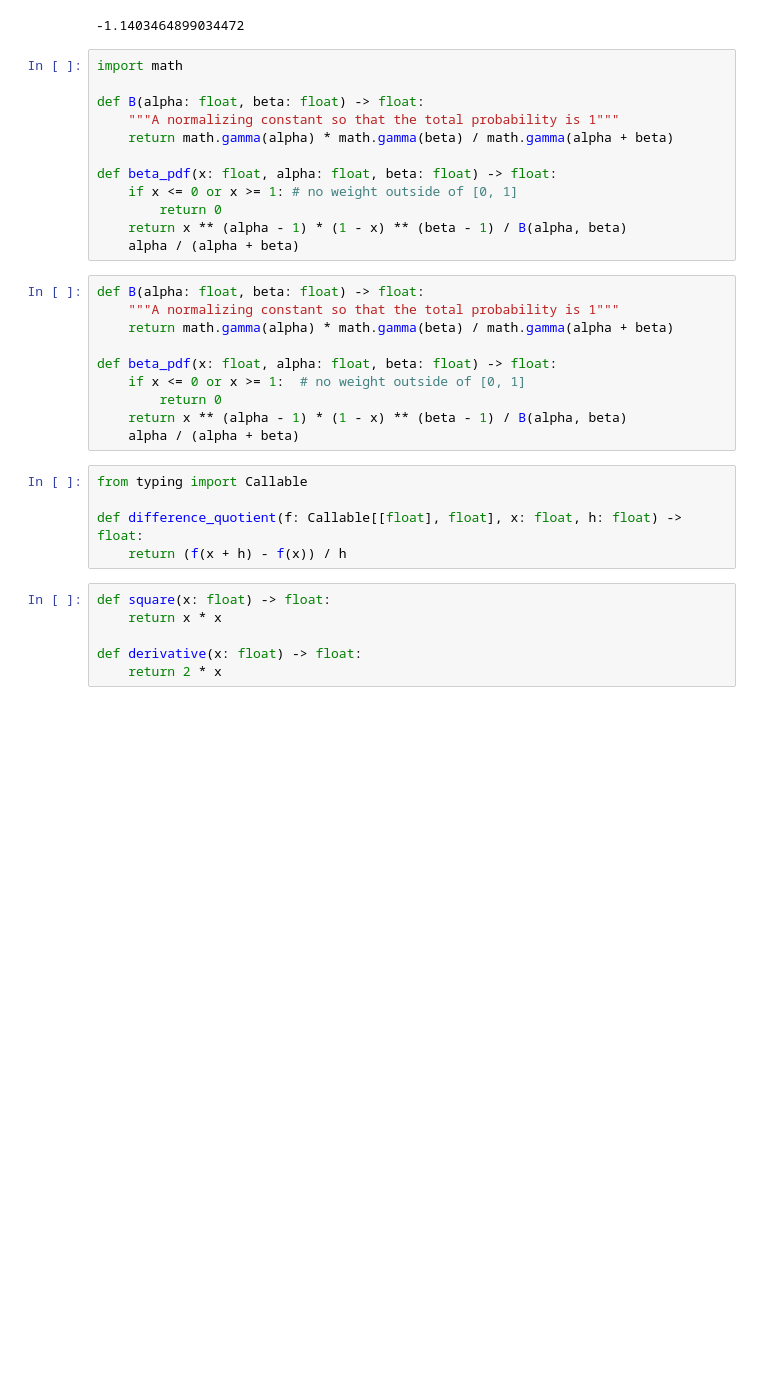
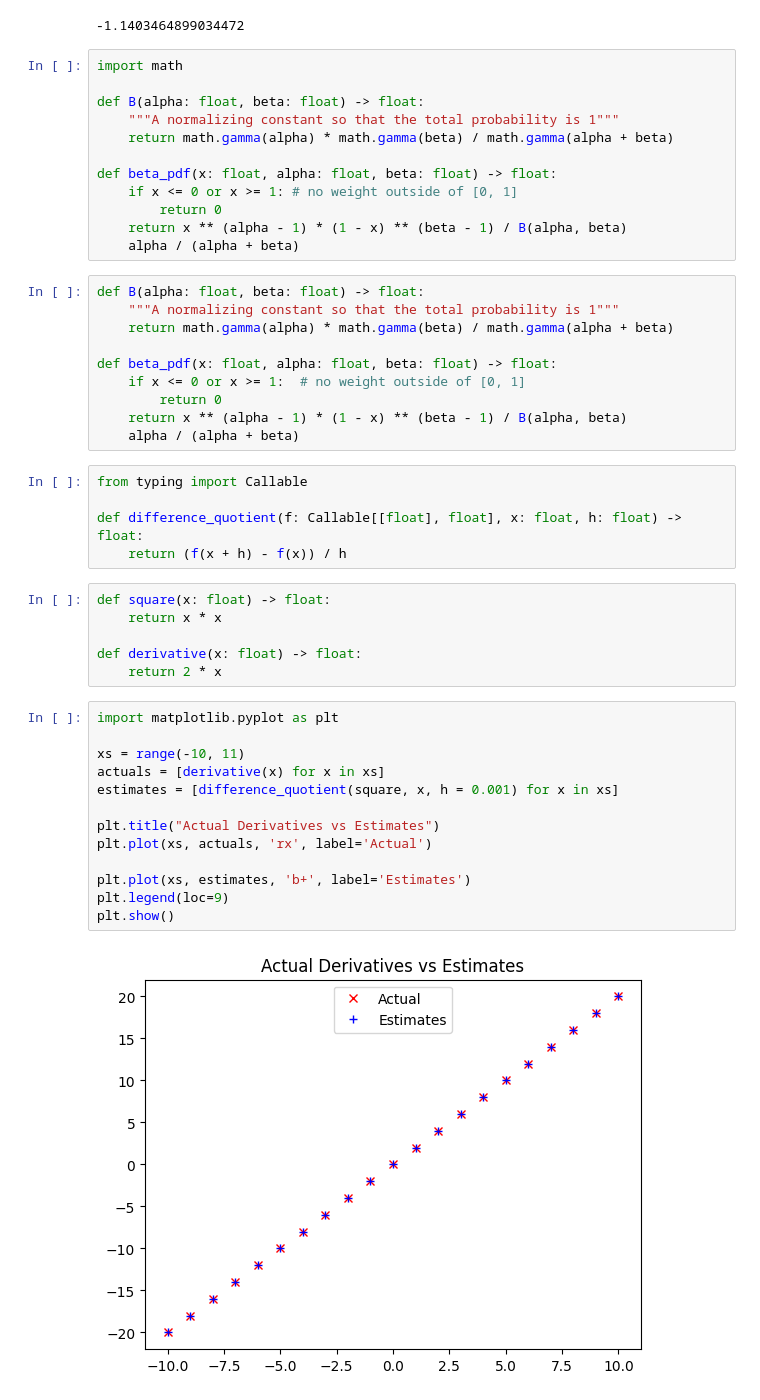
Before and after one commit to Mutai-Gilbert/Finessing-Data-Science, a Jupyter notebook: hypothesistesting.ipynb, the cells around one changed output. Drawn from its saved outputs; the diff is of its cells as text; blank space fills up the shorter version.

```diff
--- a/hypothesistesting.ipynb
+++ b/hypothesistesting.ipynb
@@ -146,3 +146,18 @@ def square(x: float) -> float:
 
 def derivative(x: float) -> float:
     return 2 * x
+# %%
+import matplotlib.pyplot as plt
+
+xs = range(-10, 11)
+actuals = [derivative(x) for x in xs]
+estimates = [difference_quotient(square, x, h = 0.001) for x in xs]
+
+plt.title("Actual Derivatives vs Estimates")
+plt.plot(xs, actuals, 'rx', label='Actual')
+
+plt.plot(xs, estimates, 'b+', label='Estimates')
+plt.legend(loc=9)
+plt.show()
+# %% [output]
+[figure, added]
```
